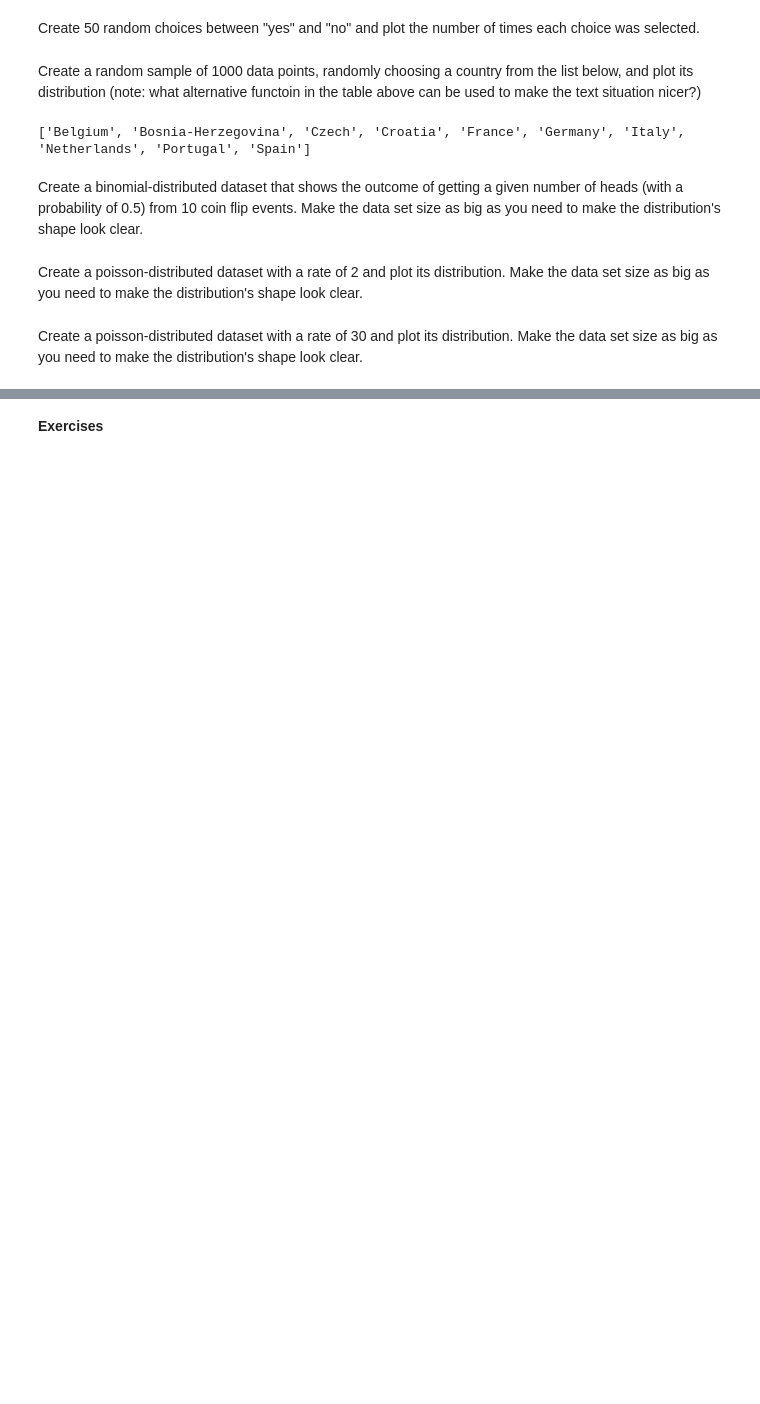
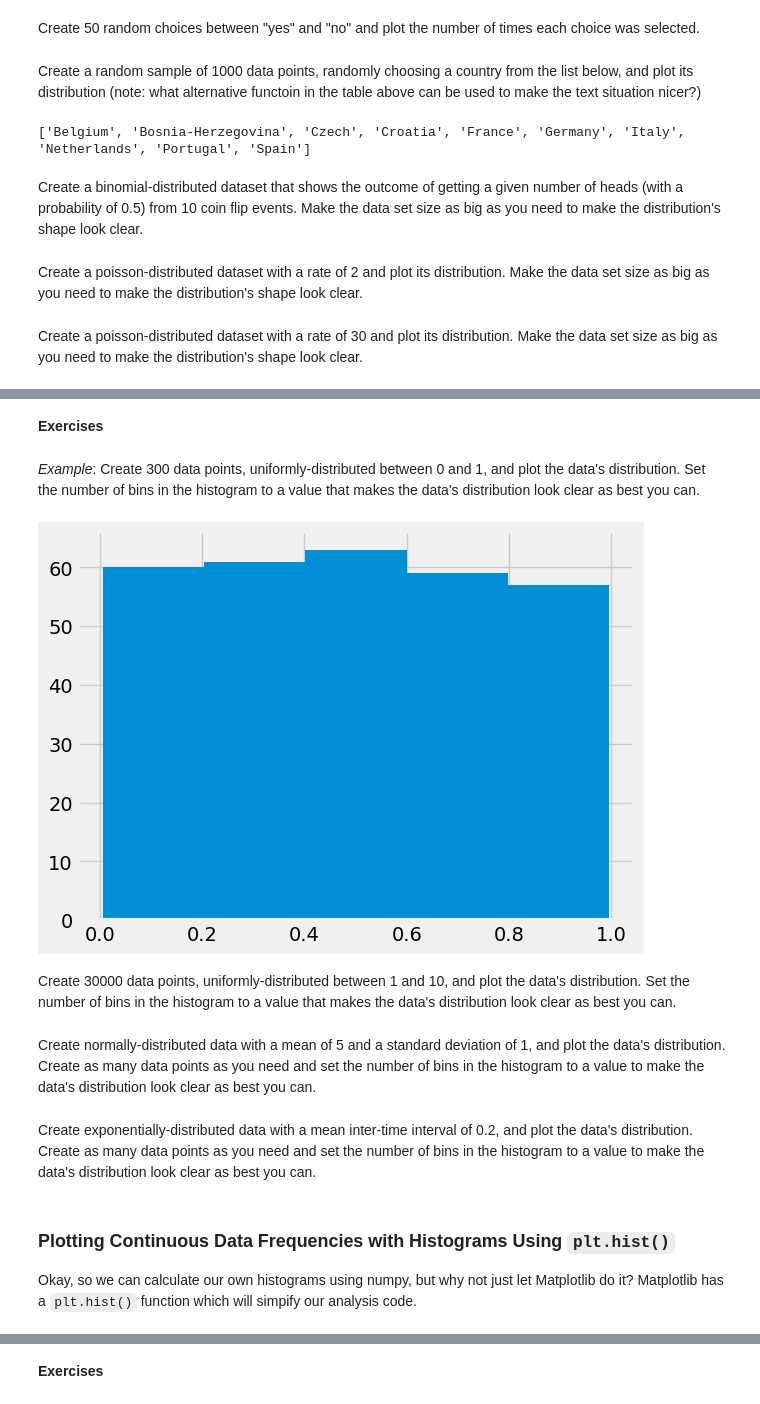
Before and after one commit to CodingForScientists/Intro2PythonMPI2022, a Jupyter notebook: Day2/2-5-PlottingDistributionsWithNumpyAndMatplotlib.exercise.ipynb, the cells around one changed output, grey strips where cells are left out. Drawn from its saved outputs; the diff is of its cells as text; code cells hidden in the pictures; blank space fills up the shorter version.

```diff
--- a/Day2/2-5-PlottingDistributionsWithNumpyAndMatplotlib.exercise.ipynb
+++ b/Day2/2-5-PlottingDistributionsWithNumpyAndMatplotlib.exercise.ipynb
@@ -94,0 +111,20 @@ random = np.random.RandomState(42)
+# %% [markdown]
+**Exercises**
+# %% [markdown]
+*Example*: Create 300 data points, uniformly-distributed between 0 and 1, and plot the data's distribution.  Set the number of bins in the histogram to a value that makes the data's distribution look clear as best you can.
+# %%
+data = np.random.uniform(0, 1, size=300)
+freqs, values = np.histogram(data, bins=5)
+plt.bar(values[0:-1], freqs, width=np.diff(values), align='edge');
+# %% [output]
+[figure, added]
+# %% [markdown]
+Create 30000 data points, uniformly-distributed between 1 and 10, and plot the data's distribution.  Set the number of bins in the histogram to a value that makes the data's distribution look clear as best you can.
+# %% [markdown]
+Create normally-distributed data with a mean of 5 and a standard deviation of 1, and plot the data's distribution.  Create as many data points as you need and set the number of bins in the histogram to a value to make the data's distribution look clear as best you can.
+# %% [markdown]
+Create exponentially-distributed data with a mean inter-time interval of 0.2, and plot the data's distribution.  Create as many data points as you need and set the number of bins in the histogram to a value to make the data's distribution look clear as best you can.
+# %% [markdown]
+### Plotting Continuous Data Frequencies with Histograms Using `plt.hist()`
+
+Okay, so we can calculate our own histograms using numpy, but why not just let Matplotlib do it?  Matplotlib has a `plt.hist()` function which will simpify our analysis code.
```
Also changed, not shown: parts of 13 cells of this notebook.
